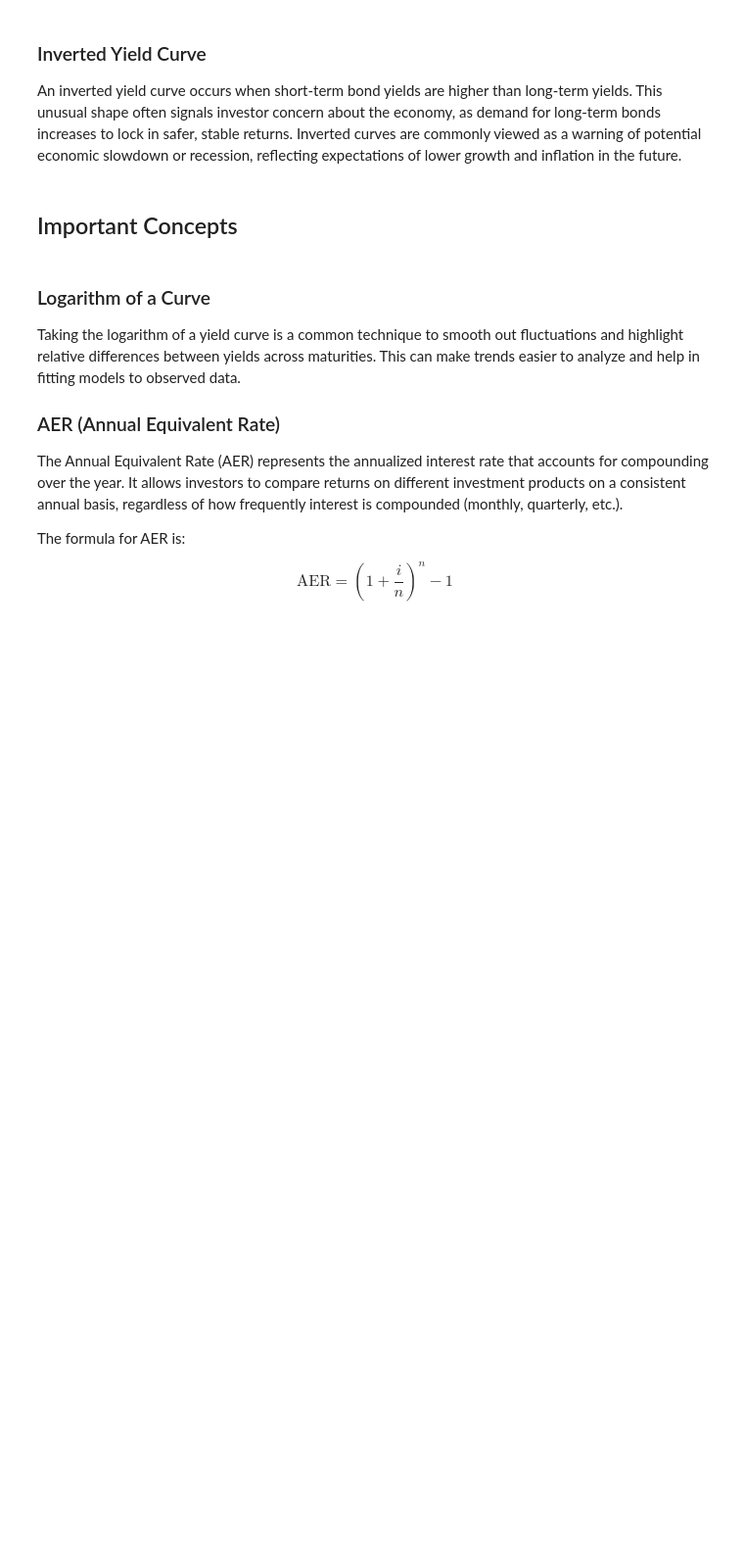
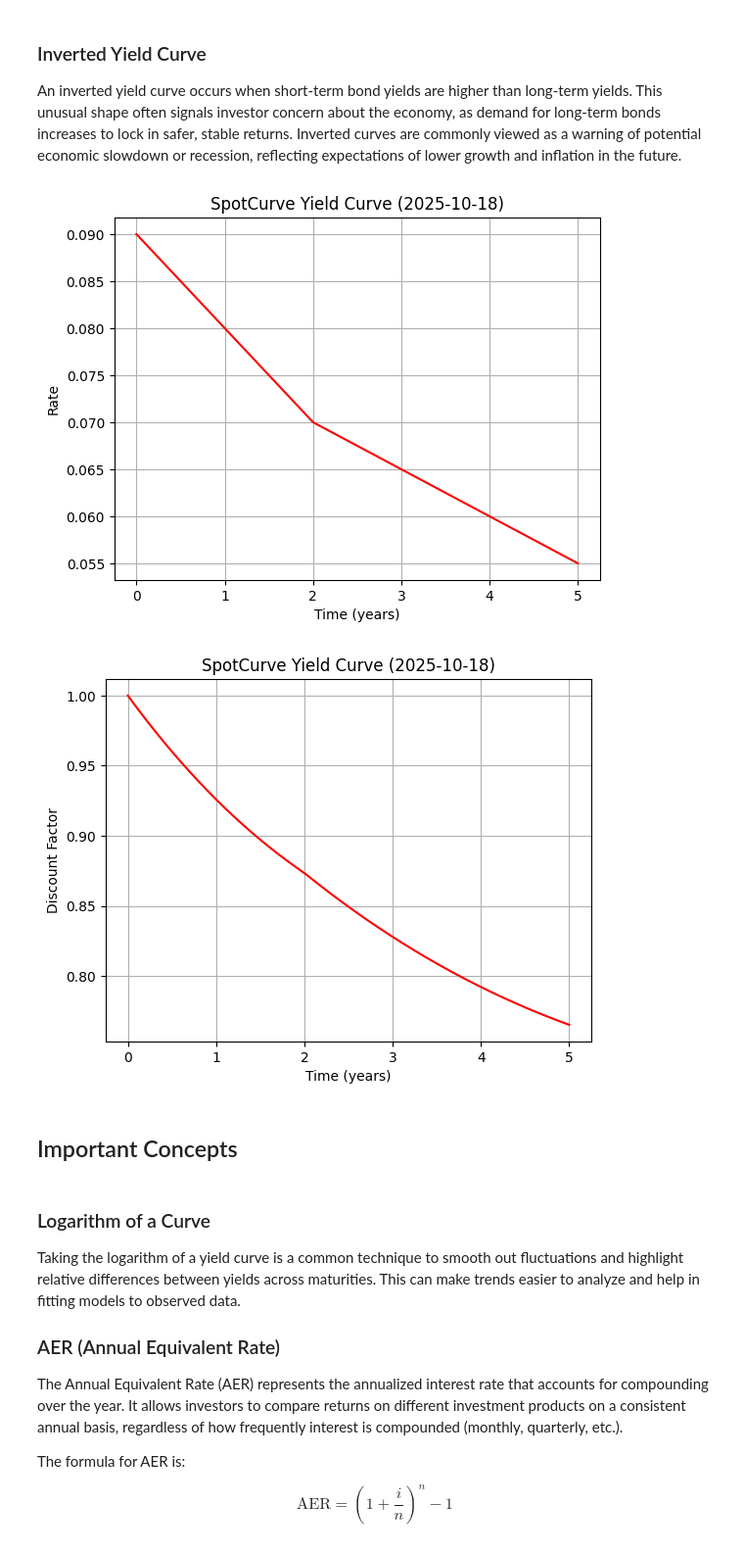
Before and after one commit to Python-Financial-Analyst/pyfian_dev, a Jupyter notebook: notebooks/fixed_income/03_curves.ipynb, the cells around one changed output. Shown at 98% size. Drawn from its saved outputs; the diff is of its cells as text; code cells hidden in the pictures; blank space fills up the shorter version.

```diff
--- a/notebooks/fixed_income/03_curves.ipynb
+++ b/notebooks/fixed_income/03_curves.ipynb
@@ -80,6 +97,43 @@ upward_sloping_curve = SpotCurve(curve_date=bonds[0].get_settlement_date(), bond
 # %% [markdown]
 ### Inverted Yield Curve
 An inverted yield curve occurs when short-term bond yields are higher than long-term yields. This unusual shape often signals investor concern about the economy, as demand for long-term bonds increases to lock in safer, stable returns. Inverted curves are commonly viewed as a warning of potential economic slowdown or recession, reflecting expectations of lower growth and inflation in the future.
+# %%
+from pyfian.yield_curves.spot_curve import SpotCurve
+import matplotlib.pyplot as plt
+
+# Define a downward-sloping (inverted) spot curve by time-to-maturity (in years)
+downward_sloping_curve = SpotCurve(
+    curve_date="2025-10-18",
+    zero_rates={
+        0.0: 0.09,  # Short-term (high)
+        1.0: 0.08,
+        2.0: 0.07,
+        3.0: 0.065,
+        4.0: 0.06,
+        5.0: 0.055,  # Long-term (low)
+    }
+)
+
+# Plot yield (spot rate) curve
+downward_sloping_curve.plot_curve(
+    t_max=5,
+    n=1000,
+    kind="rate",
+    label="Downward-Sloping Yield Curve",
+    color="red"
+)
+
+# Plot discount factor curve
+downward_sloping_curve.plot_curve(
+    t_max=5,
+    n=1000,
+    kind="discount",
+    label="Downward-Sloping Discount Curve",
+    color="red"
+)
+# %% [output]
+[figure, added]
+[figure, added]
 # %% [markdown]
 ## Important Concepts
 # %% [markdown]
```
Also changed, not shown: parts of 1 cell of this notebook.
